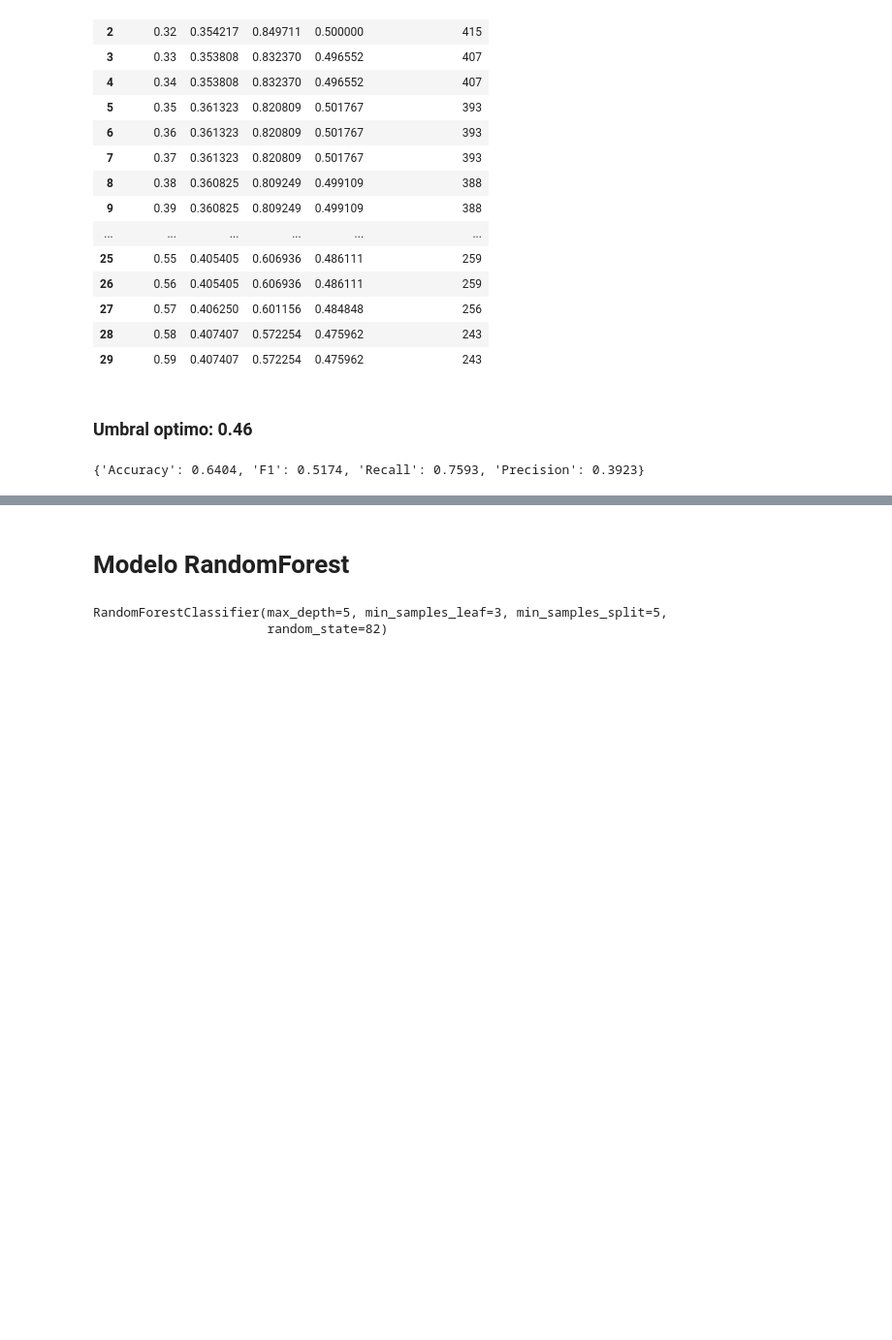
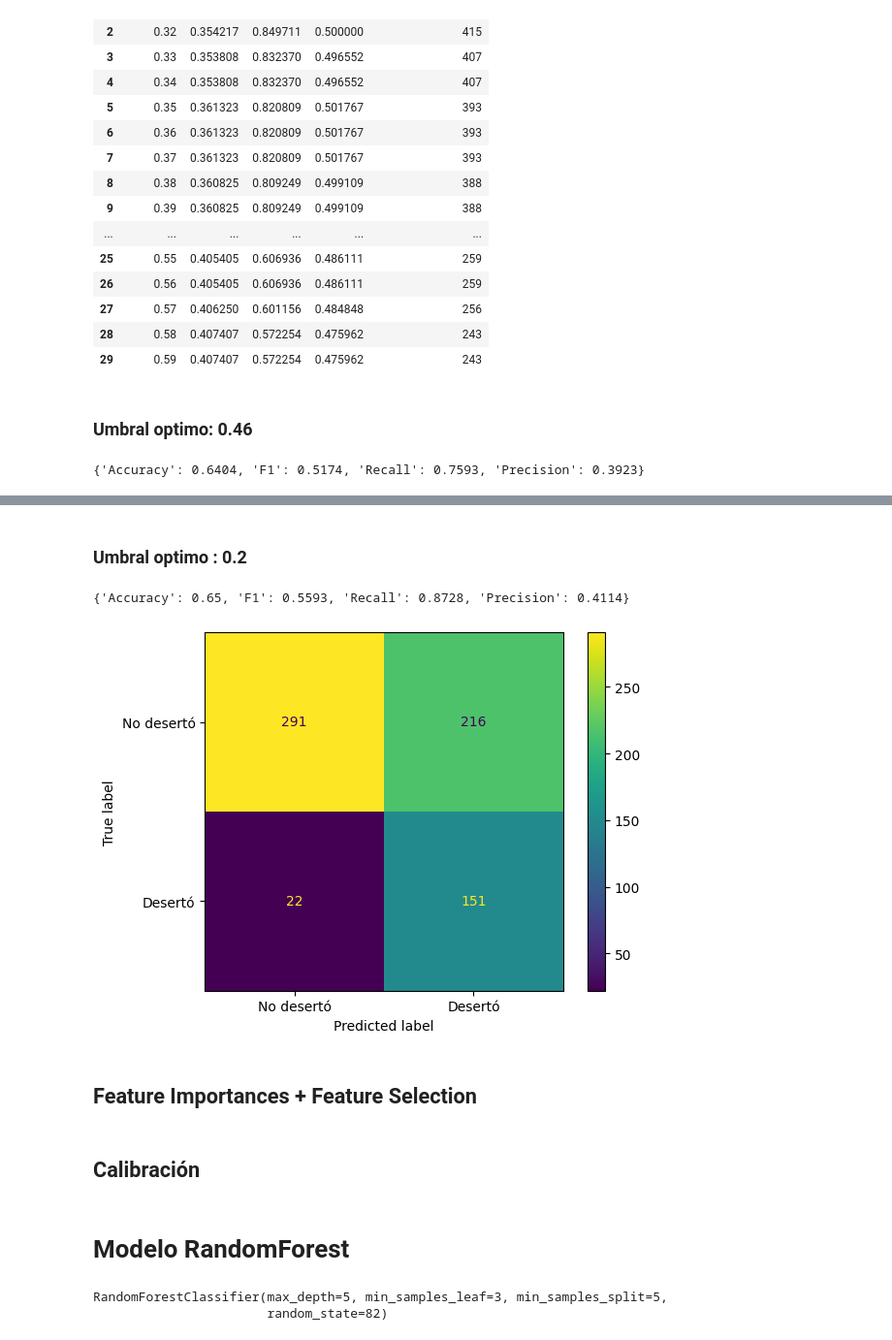
Before and after one commit to GuilleLondero/churn_insight_hackathon, a Jupyter notebook: data_science/notebooks/optimizacion_modelos.ipynb, the cells around one changed output, grey strips where cells are left out. Shown at 97% size. Saved outputs shown, nothing was run; the diff lists cells and outputs as text; code cells hidden in the pictures; blank space fills up the shorter version.

```diff
--- a/data_science/notebooks/optimizacion_modelos.ipynb
+++ b/data_science/notebooks/optimizacion_modelos.ipynb
@@ -1413,0 +1518,6 @@ print(metricas_test)
+# %%
+# mejor estimador
+
+best_xgb_sbc = random_search.best_estimator_
+# %%
+best_xgb_sbc.fit(X_train, y_train)
@@ -1413,0 +1538,20 @@ print(metricas_test)
+# %%
+y_proba = best_xgb_sbc.predict_proba(X_val)[:, 1]
+
+thresholds = np.arange(0.1, 0.3, 0.01)
+
+rows = []
+
+for t in thresholds:
+    y_pred = (y_proba >= t).astype(int)
+
+    rows.append({
+        "threshold": t,
+        "precision": precision_score(y_val, y_pred, zero_division=0),
+        "recall": recall_score(y_val, y_pred),
+        "f1": f1_score(y_val, y_pred),
+        "positivos_predichos": y_pred.sum()
+    })
+
+df_thresholds = pd.DataFrame(rows)
+df_thresholds
@@ -1413,0 +1576,2 @@ print(metricas_test)
+# %% [markdown]
+### Umbral optimo : **0.2**
@@ -1414,3 +1580,18 @@ print(metricas_test)
+# %%
+y_pred = (y_proba >= 0.2).astype(int)
+# %%
+print(calcularMetricas(y_val, y_pred))
+# %% [output]
+{'Accuracy': 0.65, 'F1': 0.5593, 'Recall': 0.8728, 'Precision': 0.4114}
+# %%
+visualizer = matriz_confusion(y_val, y_pred)
+plt.show()
+# %% [output]
+[figure, added]
+# %% [markdown]
+## Feature Importances + Feature Selection
+# %% [markdown]
+## Calibración
 # %% [markdown]
 # Modelo RandomForest
 # %%
```
Also changed, not shown: parts of 24 cells of this notebook.
